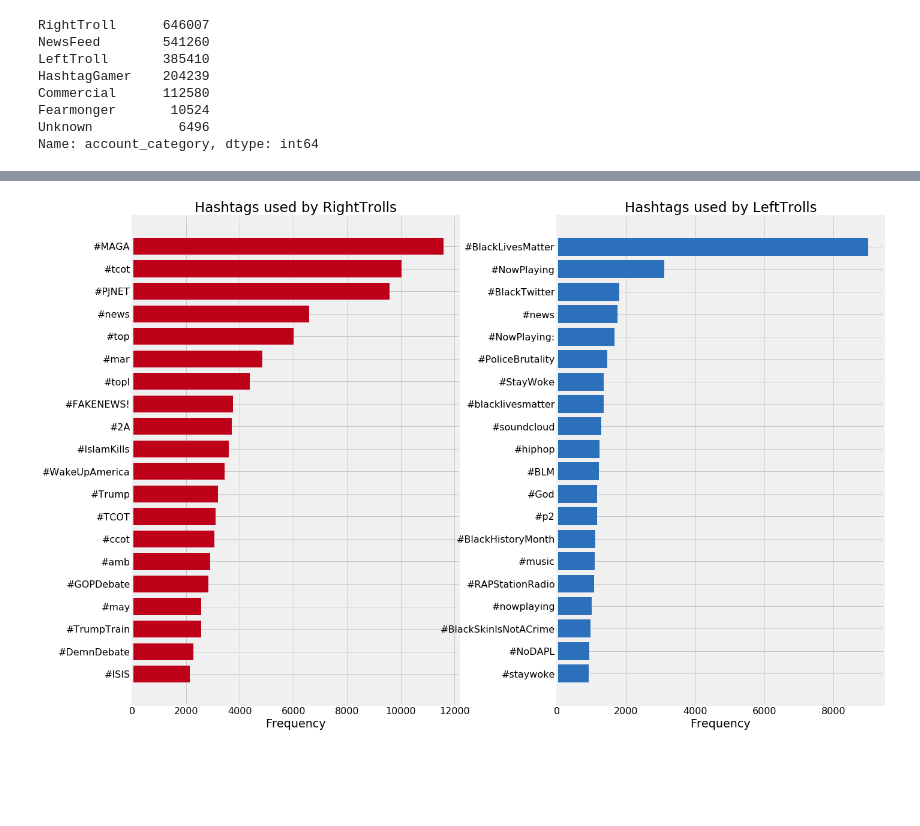
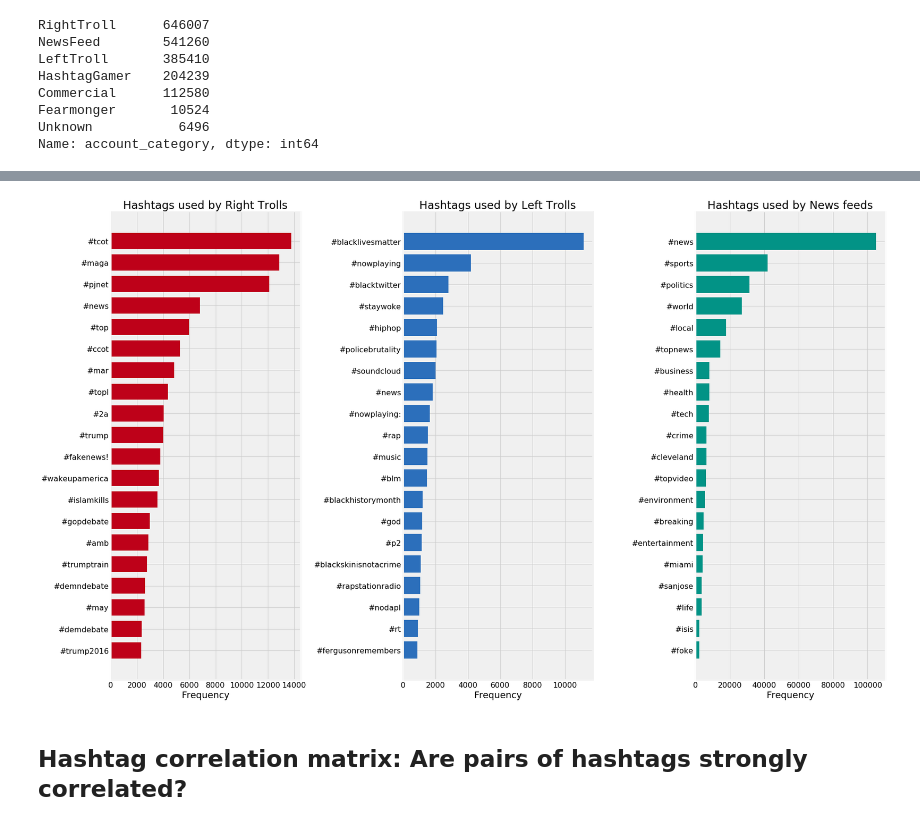
Before and after one commit to gcdunn/twitter-sockpuppet-nlp, a Jupyter notebook: Hashtag-Analysis-3.ipynb, the cells around one changed output, grey strips where cells are left out. Saved outputs shown, nothing was run; the diff lists cells and outputs as text; code cells hidden in the pictures; blank space fills up the shorter version.

```diff
--- a/Hashtag-Analysis-3.ipynb
+++ b/Hashtag-Analysis-3.ipynb
@@ -34,7 +34,7 @@ Fearmonger       10524
 Unknown           6496
 Name: account_category, dtype: int64
 # %%
-targets = ['RightTroll', 'LeftTroll', 'Newsfeed']
+targets = ['RightTroll', 'LeftTroll', 'NewsFeed']
 subset = eng_tweets.loc[eng_tweets.account_category.isin(targets)]
 subset.head()
 # %% [output]
@@ -62,31 +62,31 @@ flattened_mentions = [item for item in flattened_mentions if item != '@']
 
 mention_frequency = Counter(pd.Series(flattened_mentions))
 # %%
-right_hashtag_df = pd.DataFrame(subset.hashtags[(eng_tweets.hashtags.apply(
+right_hashtag_df = pd.DataFrame(subset.hashtags[(subset.hashtags.apply(
     lambda hashtags_list: hashtags_list !=[])) &
-    (eng_tweets.account_category=='RightTroll')])
+    (subset.account_category=='RightTroll')])
 
 right_flattened_hashtags = right_hashtag_df.hashtags.tolist()
 right_flattened_hashtags = [item for sublist in right_flattened_hashtags for item in sublist]
 
-right_hashtag_freq = Counter(pd.Series(right_flattened_hashtags))
+right_hashtag_freq = Counter(pd.Series(right_flattened_hashtags).str.lower())
 # %%
-left_hashtag_df = pd.DataFrame(subset.hashtags[(eng_tweets.hashtags.apply(
+left_hashtag_df = pd.DataFrame(subset.hashtags[(subset.hashtags.apply(
     lambda hashtags_list: hashtags_list !=[])) &
-    (eng_tweets.account_category=='LeftTroll')])
+    (subset.account_category=='LeftTroll')])
 
 left_flattened_hashtags = left_hashtag_df.hashtags.tolist()
 left_flattened_hashtags = [item for sublist in left_flattened_hashtags for item in sublist]
 
-left_hashtag_freq = Counter(pd.Series(left_flattened_hashtags))
+left_hashtag_freq = Counter(pd.Series(left_flattened_hashtags).str.lower())
 # %%
-new_hashtag_df = pd.DataFrame(subset.hashtags[(eng_tweets.hashtags.apply(
+news_hashtag_df = pd.DataFrame(subset.hashtags[(subset.hashtags.apply(
     lambda hashtags_list: hashtags_list !=[])) &
-    (eng_tweets.account_category=='Newsfeed')])
+    (subset.account_category=='NewsFeed')])
 
 news_flattened_hashtags = news_hashtag_df.hashtags.tolist()
 news_flattened_hashtags = [item for sublist in news_flattened_hashtags for item in sublist]
 
-news_hashtag_freq = Counter(pd.Series(news_flattened_hashtags))
+news_hashtag_freq = Counter(pd.Series(news_flattened_hashtags).str.lower())
 # %%
 right_mentions_df = pd.DataFrame(subset.mentions[
@@ -159,39 +160,42 @@ plt.show()
 # %%
-fig = plt.figure(figsize=(20,15))
+fig = plt.figure(figsize=(25,15))
 bar_width = 0.75
 bar_space = 0.5
 
 plt.subplot(1,3,1)
 top20right = right_hashtag_freq.most_common(20)
 keys = [x[0] for x in top20right]
 vals = [x[1] for x in top20right]
 xpos = range(len(vals),0,-1)
 plt.barh(xpos, vals, bar_width, color='#be0119')
 plt.yticks(xpos,keys)
 plt.title('Hashtags used by Right Trolls')
 plt.xlabel('Frequency')
 
 plt.subplot(1,3,2)
 top20left = left_hashtag_freq.most_common(20)
 keys = [x[0] for x in top20left]
 vals = [x[1] for x in top20left]
 xpos = range(len(vals),0,-1)
 plt.barh(xpos, vals, color='#2c6fbb')
 plt.yticks(xpos,keys)
 plt.title('Hashtags used by Left Trolls')
 plt.xlabel('Frequency')
 
-plt.subplot(1,3,2)
+plt.subplot(1,3,3)
 top20news = news_hashtag_freq.most_common(20)
 keys = [x[0] for x in top20news]
 vals = [x[1] for x in top20news]
 xpos = range(len(vals),0,-1)
-plt.barh(xpos, vals, color='#2c6fbb')
+plt.barh(xpos, vals, color='#029386')
 plt.yticks(xpos,keys)
-plt.title('Hashtags used by Newsfeeds')
+plt.title('Hashtags used by News feeds')
 plt.xlabel('Frequency')
 
 plt.subplots_adjust(wspace=0.3)
-plt.show()
+plt.tight_layout()
+plt.show();
 # %% [output]
-[figure, old version]
+[figure, new version]
+# %% [markdown]
+## Hashtag correlation matrix: Are pairs of hashtags strongly correlated?
```
Also changed, not shown: parts of 18 cells of this notebook, 2 other files.
